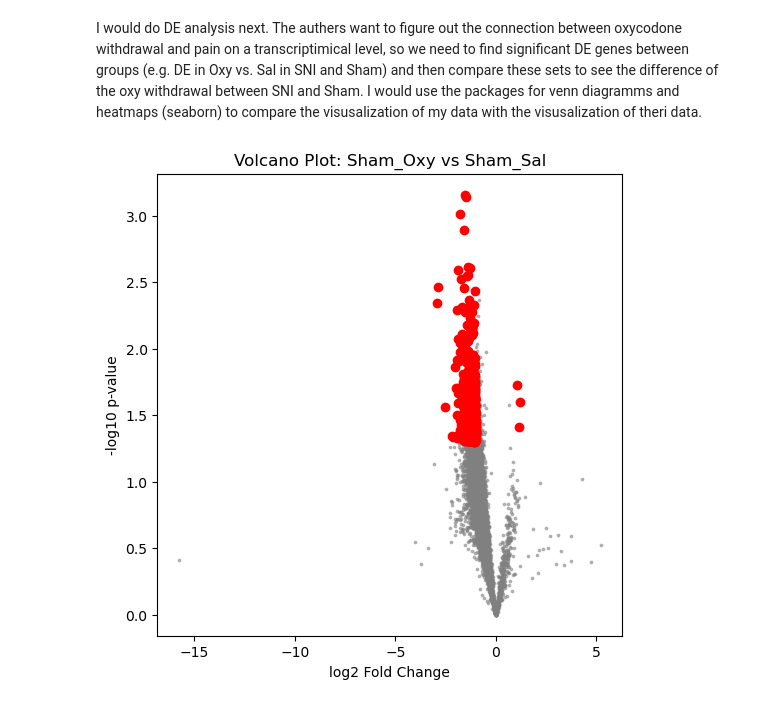
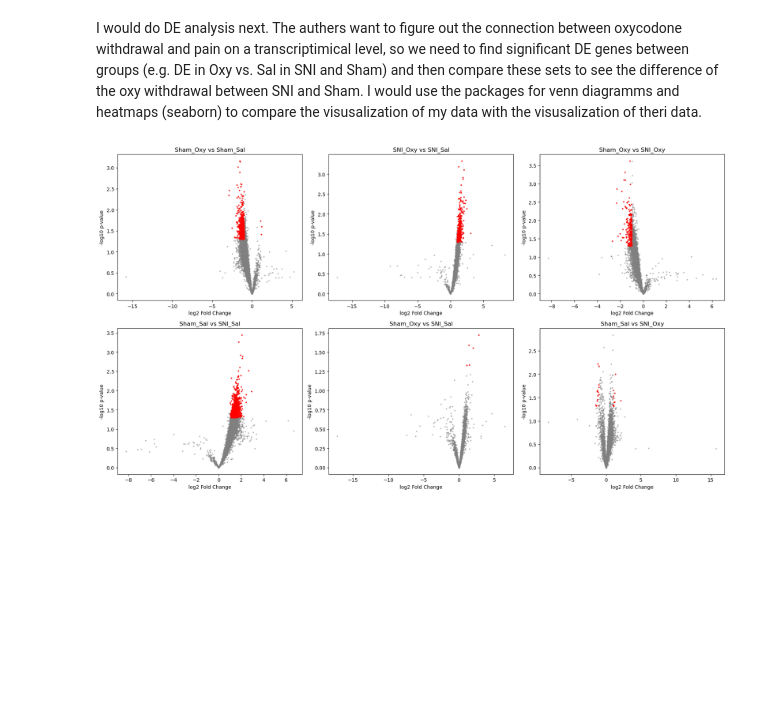
Before and after one commit to xXFloBaerXx/computational-workflows-2025, a Jupyter notebook: notebooks/day_02/day_02_part2.ipynb, the cells around one changed output. Cells and saved outputs as stored; diff of their text form; code cells hidden in the pictures; blank space fills up the shorter version.

```diff
--- a/notebooks/day_02/day_02_part2.ipynb
+++ b/notebooks/day_02/day_02_part2.ipynb
@@ -217,41 +217,47 @@ def compare_groups(group1, group2):
     samples2 = groups[group2]
 
     for i, row in expression_numeric.iterrows():
 
         gene_id = expression_data.loc[i, "gene_id"]
         gene_name = expression_data.loc[i, "gene_name"]
 
         vals1 = row[samples1].values
         vals2 = row[samples2].values
 
         # t-Test
         stat, pval = ttest_ind(vals1, vals2, equal_var=False)
 
         # log2 FC
         mean1 = np.mean(vals1 + 1)
         mean2 = np.mean(vals2 + 1)
         log2fc = np.log2(mean1 / mean2)
 
         results.append({"gene_id": gene_id, "gene_name": gene_name, "group1": group1, "group2": group2, "log2FC": log2fc, "pval": pval})
 
 
-pairs = [("Sham_Oxy", "Sham_Sal"), ("SNI_Oxy", "SNI_Sal"), ("Sham_Oxy", "SNI_Oxy"), ("Sham_Sal", "SNI_Sal")]
+pairs = [("Sham_Oxy", "Sham_Sal"), ("SNI_Oxy", "SNI_Sal"), ("Sham_Oxy", "SNI_Oxy"), ("Sham_Sal", "SNI_Sal"), ("Sham_Oxy", "SNI_Sal"), ("Sham_Sal", "SNI_Oxy")]
 
 for g1, g2 in pairs:
     compare_groups(g1, g2)
 
 de_results = pd.DataFrame(results)
 
-# Volcano Plot for Sham_Oxy vs Sham_Sal
-subset = de_results[(de_results.group1=="Sham_Oxy") & (de_results.group2=="Sham_Sal")]
+fig, axes = plt.subplots(2, 3, figsize=(18, 10))
+axes = axes.flatten()
 
-plt.figure(figsize=(6,6))
-plt.scatter(subset["log2FC"], -np.log10(subset["pval"]), c='gray', alpha=0.5, s=3)
-sig = subset[(abs(subset["log2FC"])>1) & (subset["pval"]<0.05)]
-plt.scatter(sig["log2FC"], -np.log10(sig["pval"]), c='red', s=3)
-plt.xlabel("log2 Fold Change")
-plt.ylabel("-log10 p-value")
-plt.title("Volcano Plot: Sham_Oxy vs Sham_Sal")
+for i, (g1, g2) in enumerate(pairs):
+    subset = de_results[(de_results.group1==g1) & (de_results.group2==g2)]
+
+    axes[i].scatter(subset["log2FC"], -np.log10(subset["pval"]), c='gray', alpha=0.5, s=3)
+
+    sig = subset[(abs(subset["log2FC"])>1) & (subset["pval"]<0.05)]
+    axes[i].scatter(sig["log2FC"], -np.log10(sig["pval"]), c='red', s=3)
+
+    axes[i].set_xlabel("log2 Fold Change")
+    axes[i].set_ylabel("-log10 p-value")
+    axes[i].set_title(f"{g1} vs {g2}")
+
+plt.tight_layout()
 plt.show()
 # %% [output]
-[figure, old version]
+[figure, new version]
```
Also changed, not shown: parts of 1 cell of this notebook.
